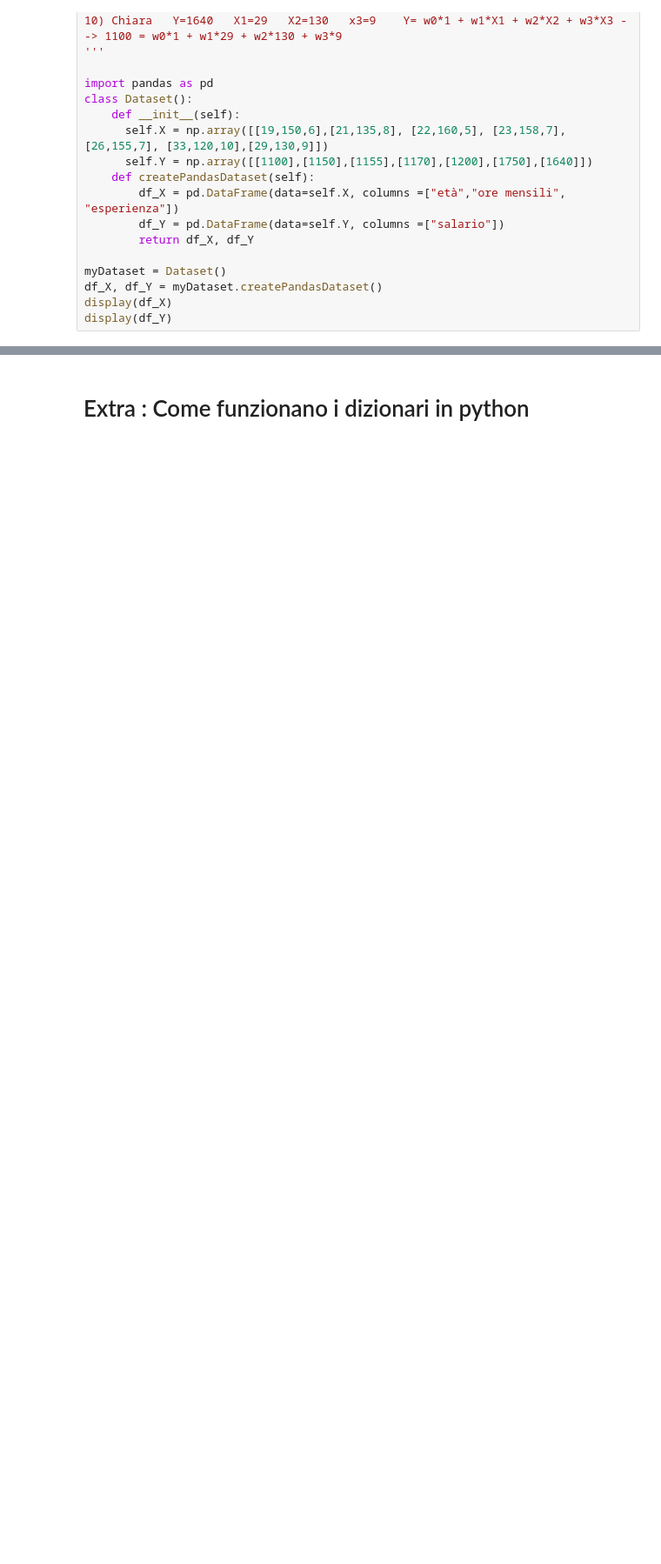
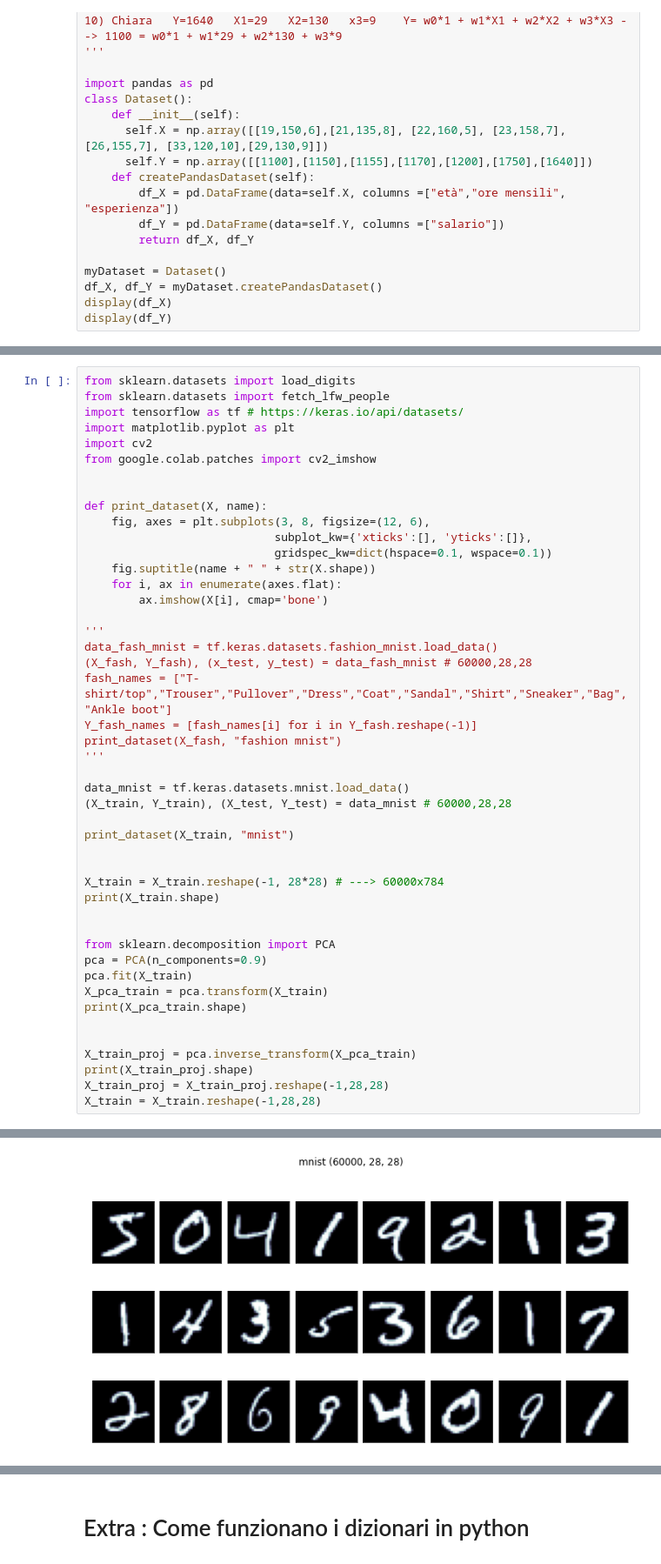
Before and after one commit to visiont3lab/machine-learning-course, a Jupyter notebook: regression/PCA.ipynb, the cells around one changed output, grey strips where cells are left out. Shown at 87% size. Saved outputs shown, nothing was run; the diff lists cells and outputs as text; blank space fills up the shorter version.

```diff
--- a/regression/PCA.ipynb
+++ b/regression/PCA.ipynb
@@ -794,0 +797,47 @@ display(df_Y)
+# %%
+from sklearn.datasets import load_digits
+from sklearn.datasets import fetch_lfw_people
+import tensorflow as tf # https://keras.io/api/datasets/
+import matplotlib.pyplot as plt
+import cv2
+from google.colab.patches import cv2_imshow
+
+
+def print_dataset(X, name):
+    fig, axes = plt.subplots(3, 8, figsize=(12, 6),
+                            subplot_kw={'xticks':[], 'yticks':[]},
+                            gridspec_kw=dict(hspace=0.1, wspace=0.1))
+    fig.suptitle(name + " " + str(X.shape))
+    for i, ax in enumerate(axes.flat):
+        ax.imshow(X[i], cmap='bone')
+
+'''
+data_fash_mnist = tf.keras.datasets.fashion_mnist.load_data()
+(X_fash, Y_fash), (x_test, y_test) = data_fash_mnist # 60000,28,28
+fash_names = ["T-shirt/top","Trouser","Pullover","Dress","Coat","Sandal","Shirt","Sneaker","Bag","Ankle boot"]
+Y_fash_names = [fash_names[i] for i in Y_fash.reshape(-1)]
+print_dataset(X_fash, "fashion mnist")
+'''
+
+data_mnist = tf.keras.datasets.mnist.load_data()
+(X_train, Y_train), (X_test, Y_test) = data_mnist # 60000,28,28
+
+print_dataset(X_train, "mnist")
+
+
+X_train = X_train.reshape(-1, 28*28) # ---> 60000x784
+print(X_train.shape)
+
+
+from sklearn.decomposition import PCA
+pca = PCA(n_components=0.9)
+pca.fit(X_train)
+X_pca_train = pca.transform(X_train)
+print(X_pca_train.shape)
+
+
+X_train_proj = pca.inverse_transform(X_pca_train)
+print(X_train_proj.shape)
+X_train_proj = X_train_proj.reshape(-1,28,28)
+X_train = X_train.reshape(-1,28,28)
+# %% [output]
@@ -794,0 +849 @@ display(df_Y)
+[figure, added]
```
Also changed, not shown: parts of 3 cells of this notebook.
